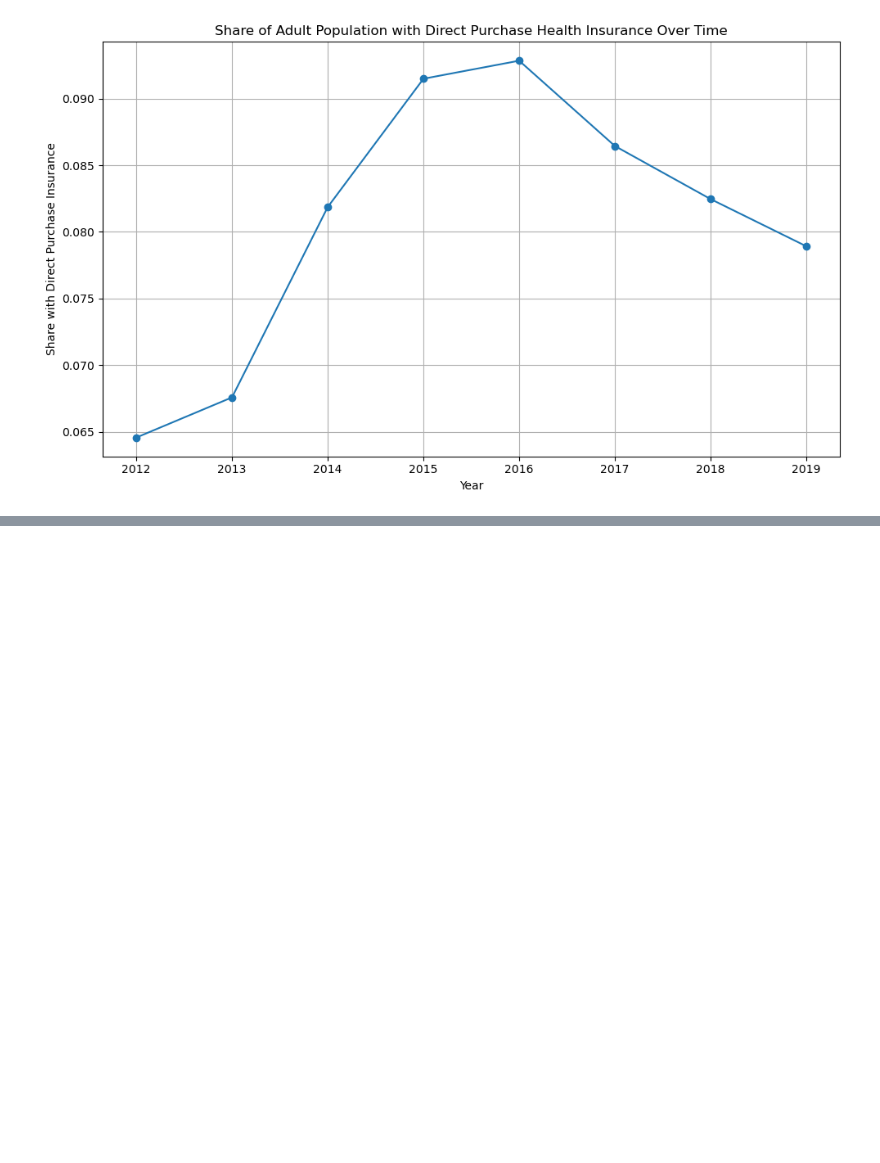
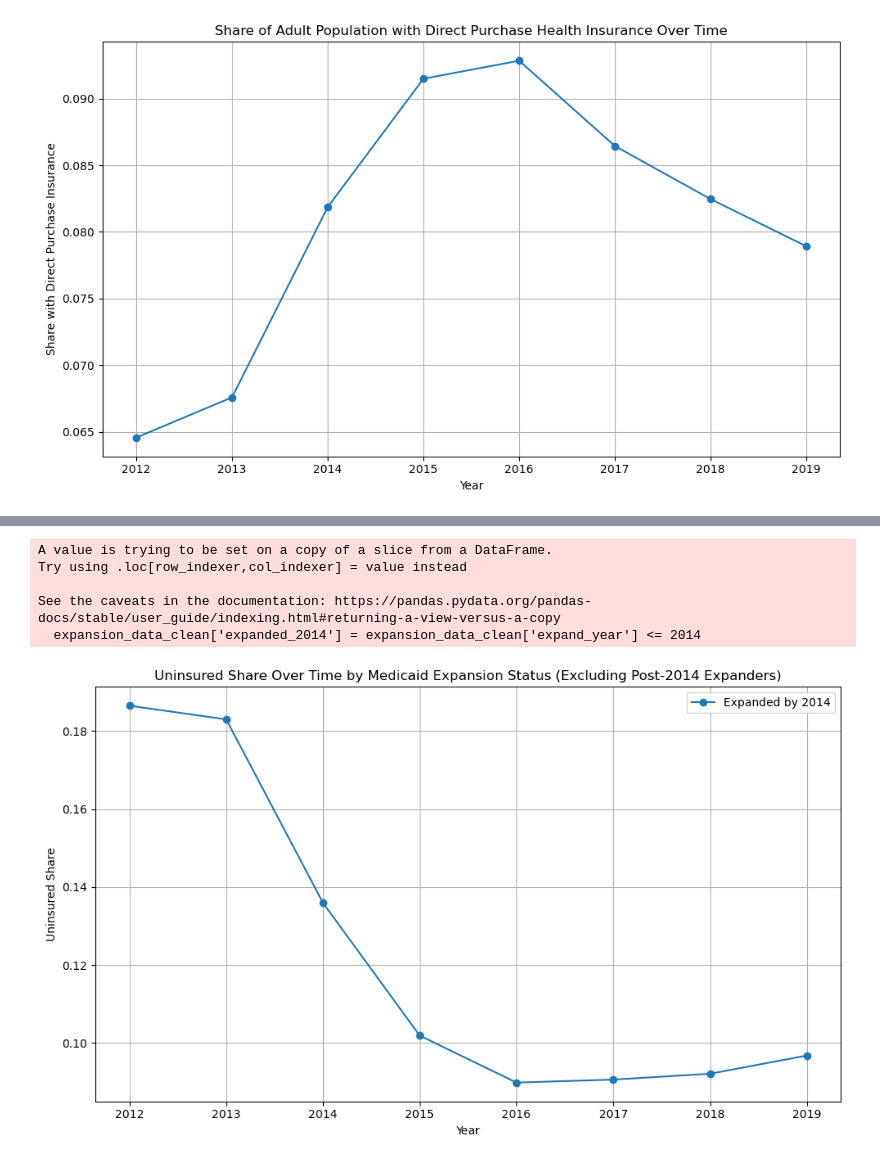
Before and after one commit to avanthp/Homework5, a Jupyter notebook: Submission1/Analysis/Hwk5-1-Code.ipynb, the cells around one changed output, grey strips where cells are left out. Cells and saved outputs as stored; diff of their text form; code cells hidden in the pictures; blank space fills up the shorter version.

```diff
--- a/Submission1/Analysis/Hwk5-1-Code.ipynb
+++ b/Submission1/Analysis/Hwk5-1-Code.ipynb
@@ -1 +1,9 @@
+# %%
+import pandas as pd
+import numpy as np
+import matplotlib.pyplot as plt
+import statsmodels.formula.api as smf
+insurance_data = pd.read_csv("/Users/avanthpakanati/Desktop/ECON:HLTH Research Seminar /Homework5/data/Output/acs_insurance.txt", sep="\t")
+expansion_data = pd.read_csv("/Users/avanthpakanati/Desktop/ECON:HLTH Research Seminar /Homework5/data/Output/medicaid_expansion.txt", sep="\t")
+medicaid_data = pd.read_csv("/Users/avanthpakanati/Desktop/ECON:HLTH Research Seminar /Homework5/data/Output/acs_medicaid.txt", sep="\t")
 # %%
@@ -28,0 +59,37 @@ plt.show()
+# %%
+#Question 4
+expansion_data['date_adopted'] = pd.to_datetime(expansion_data['date_adopted'], errors='coerce')
+expansion_data['expand_year'] = expansion_data['date_adopted'].dt.year
+expansion_data_clean = expansion_data[expansion_data['expand_year'] <= 2014]
+
+expansion_data_clean['expanded_2014'] = expansion_data_clean['expand_year'] <= 2014
+
+merged_data = pd.merge(insurance_data, expansion_data_clean[['State', 'expanded_2014']], on='State', how='inner')
+
+merged_data['uninsured_share'] = merged_data['uninsured'] / merged_data['adult_pop']
+
+# Group by year and expansion status, then aggregate
+grouped = merged_data.groupby(['year', 'expanded_2014'])[['uninsured', 'adult_pop']].sum()
+grouped['uninsured_share'] = grouped['uninsured'] / grouped['adult_pop']
+grouped = grouped.reset_index()
+
+# Plotting
+plt.figure(figsize=(10, 6))
+for label, df in grouped.groupby('expanded_2014'):
+    label_str = 'Expanded by 2014' if label else 'Not Expanded by 2014'
+    plt.plot(df['year'], df['uninsured_share'], marker='o', label=label_str)
+
+plt.title('Uninsured Share Over Time by Medicaid Expansion Status (Excluding Post-2014 Expanders)')
+plt.xlabel('Year')
+plt.ylabel('Uninsured Share')
+plt.legend()
+plt.grid(True)
+plt.tight_layout()
+plt.show()
+# %% [output]
+A value is trying to be set on a copy of a slice from a DataFrame.
+Try using .loc[row_indexer,col_indexer] = value instead
+
+See the caveats in the documentation: https://pandas.pydata.org/pandas-docs/stable/user_guide/indexing.html#returning-a-view-versus-a-copy
+  expansion_data_clean['expanded_2014'] = expansion_data_clean['expand_year'] <= 2014
+[figure, added]
```
Also changed, not shown: parts of 10 cells of this notebook, 7 other files.
